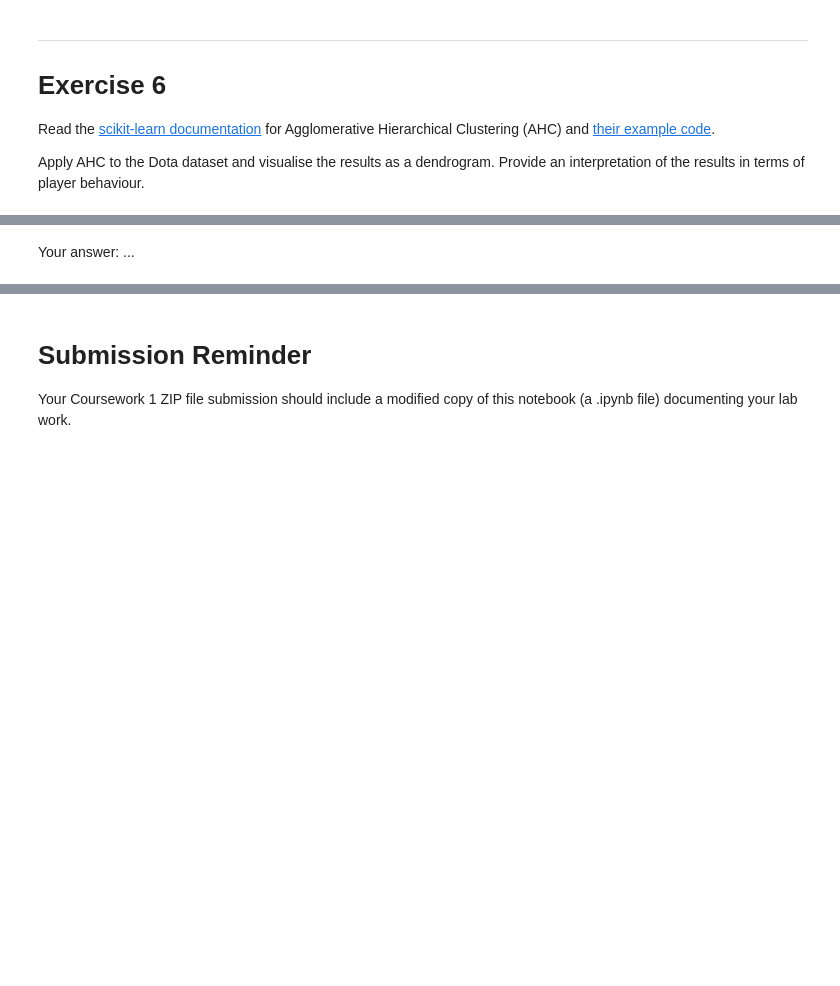
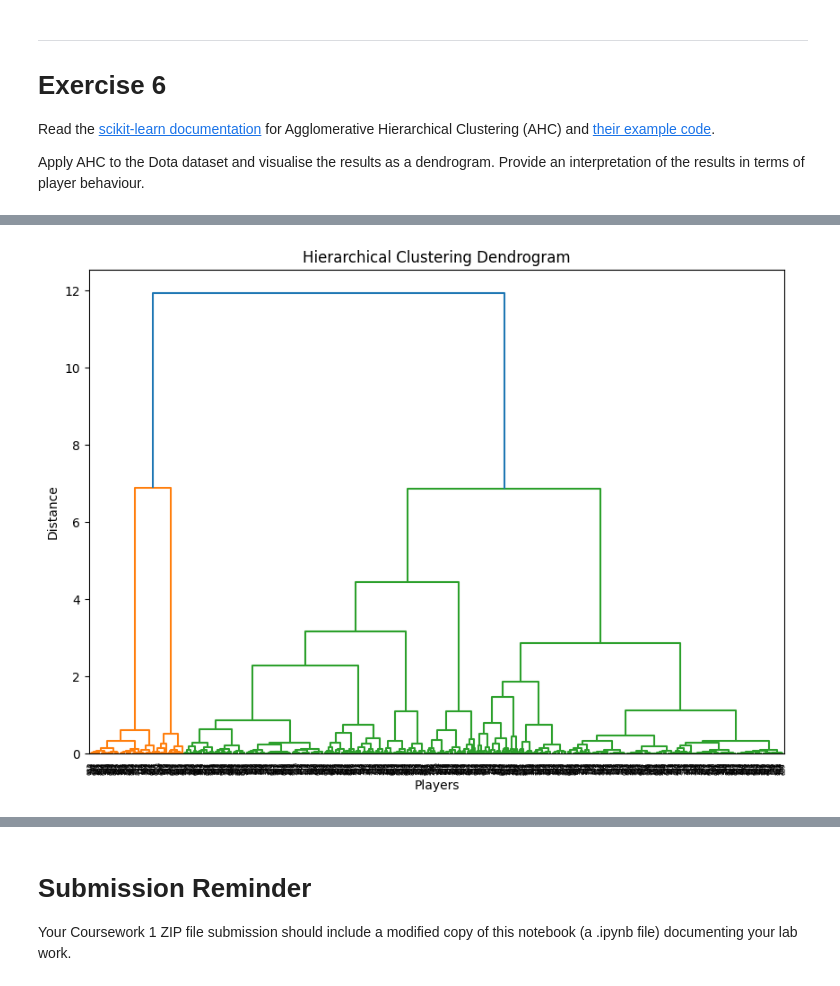
Before and after one commit to 3RFUNn/Computational-Game-Design, a Jupyter notebook: ProfilingLab.ipynb, the cells around one changed output, grey strips where cells are left out. Cells and saved outputs as stored; diff of their text form; code cells hidden in the pictures; blank space fills up the shorter version.

```diff
--- a/ProfilingLab.ipynb
+++ b/ProfilingLab.ipynb
@@ -428,2 +433,0 @@ Apply AHC to the Dota dataset and visualise the results as a dendrogram. Provide
-# %% [markdown]
-Your answer: ...
@@ -429,0 +440,19 @@ Your answer: ...
+# %%
+# Assuming 'dota' is your DataFrame and 'pcs' is your list of principal components
+X = dota[pcs]
+
+# Perform linkage (e.g., ward linkage)
+linked = linkage(X, 'ward')
+
+# Plot the dendrogram
+plt.figure(figsize=(10, 7))
+dendrogram(linked,
+           orientation='top',
+           distance_sort='descending',
+           show_leaf_counts=True)
+plt.title('Hierarchical Clustering Dendrogram')
+plt.xlabel('Players')
+plt.ylabel('Distance')
+plt.show()
+# %% [output]
+[figure, added]
```
Also changed, not shown: parts of 5 cells of this notebook.
